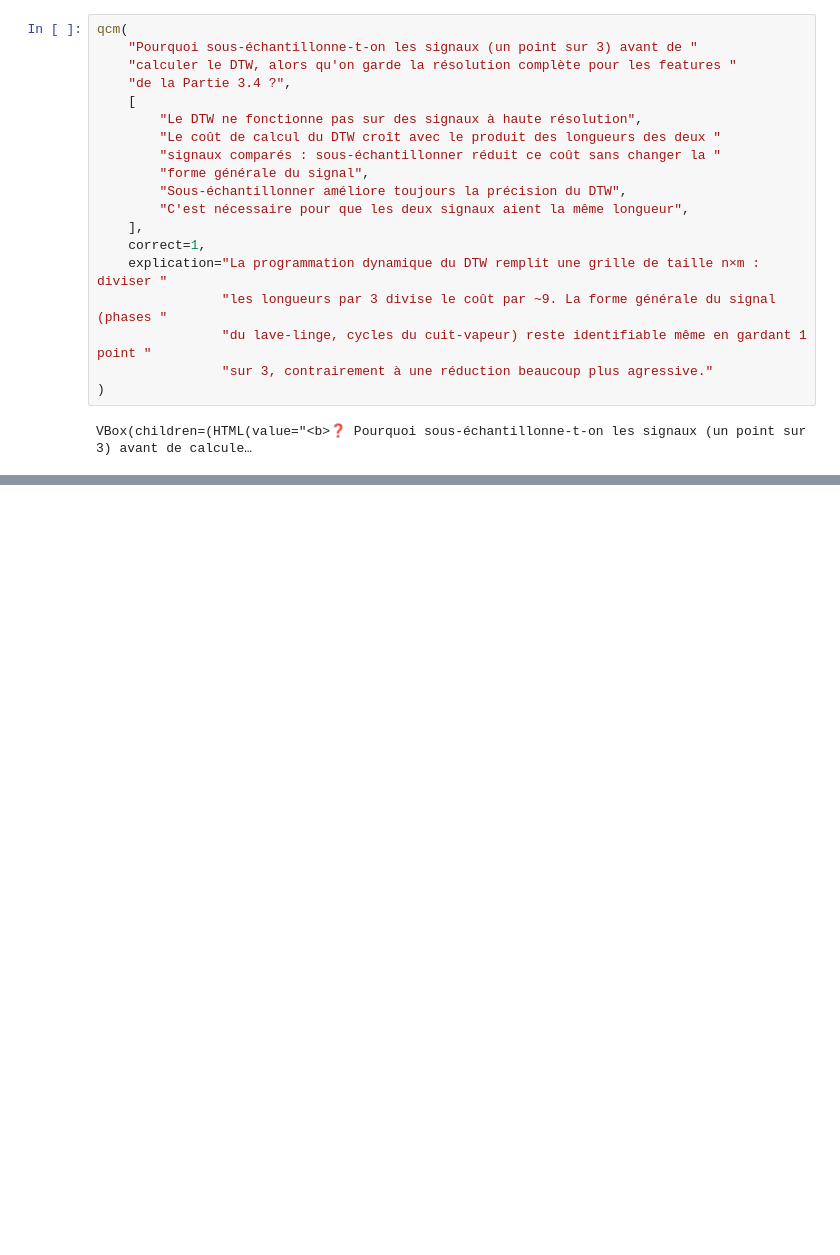
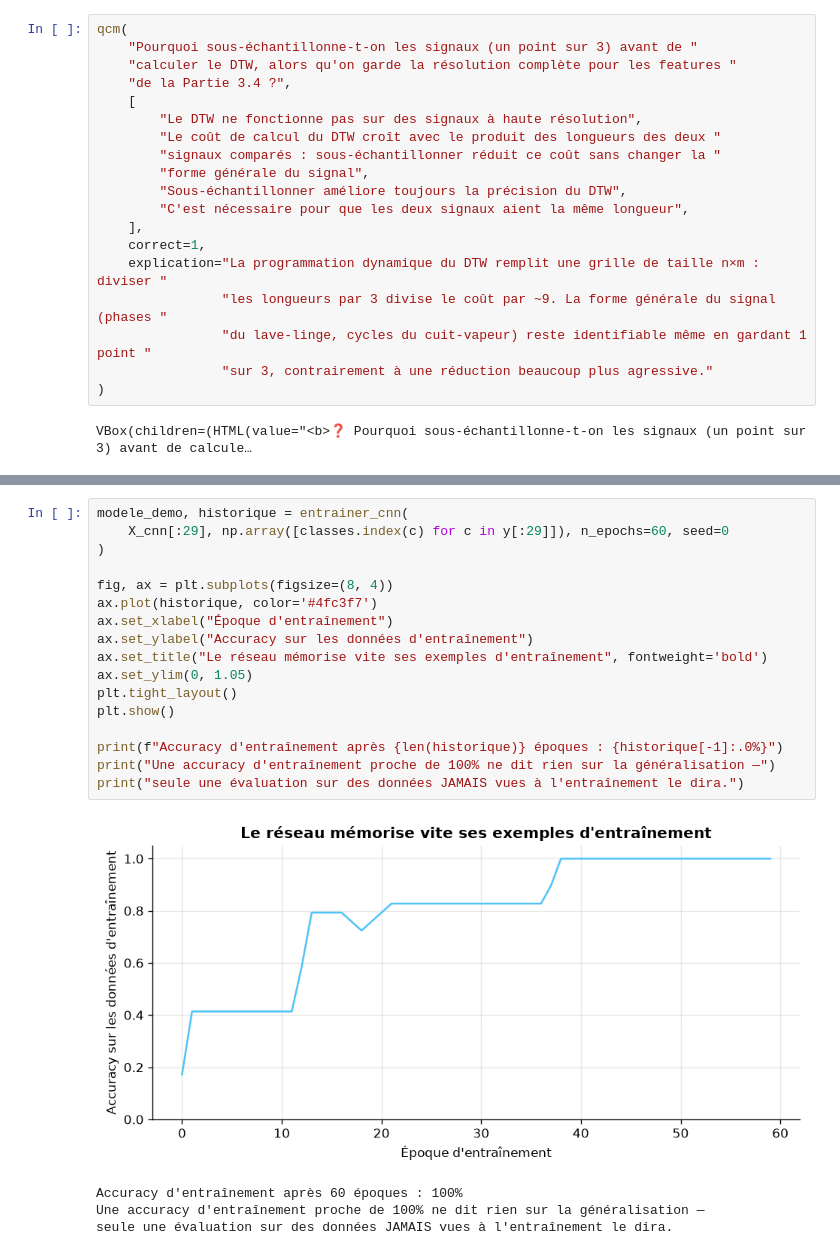
Before and after one commit to ltn22/python_ds, a Jupyter notebook: partie3_maison.ipynb, the cells around one changed output, grey strips where cells are left out. Cells and saved outputs as stored; diff of their text form; blank space fills up the shorter version.

```diff
--- a/partie3_maison.ipynb
+++ b/partie3_maison.ipynb
@@ -762,0 +848,22 @@ VBox(children=(HTML(value="<b>❓ Pourquoi sous-échantillonne-t-on les signaux
+# %%
+modele_demo, historique = entrainer_cnn(
+    X_cnn[:29], np.array([classes.index(c) for c in y[:29]]), n_epochs=60, seed=0
+)
+
+fig, ax = plt.subplots(figsize=(8, 4))
+ax.plot(historique, color='#4fc3f7')
+ax.set_xlabel("Époque d'entraînement")
+ax.set_ylabel("Accuracy sur les données d'entraînement")
+ax.set_title("Le réseau mémorise vite ses exemples d'entraînement", fontweight='bold')
+ax.set_ylim(0, 1.05)
+plt.tight_layout()
+plt.show()
+
+print(f"Accuracy d'entraînement après {len(historique)} époques : {historique[-1]:.0%}")
+print("Une accuracy d'entraînement proche de 100% ne dit rien sur la généralisation —")
+print("seule une évaluation sur des données JAMAIS vues à l'entraînement le dira.")
+# %% [output]
+[figure, added]
+Accuracy d'entraînement après 60 époques : 100%
+Une accuracy d'entraînement proche de 100% ne dit rien sur la généralisation —
+seule une évaluation sur des données JAMAIS vues à l'entraînement le dira.
```
Also changed, not shown: parts of 13 cells of this notebook, 6 other files.
